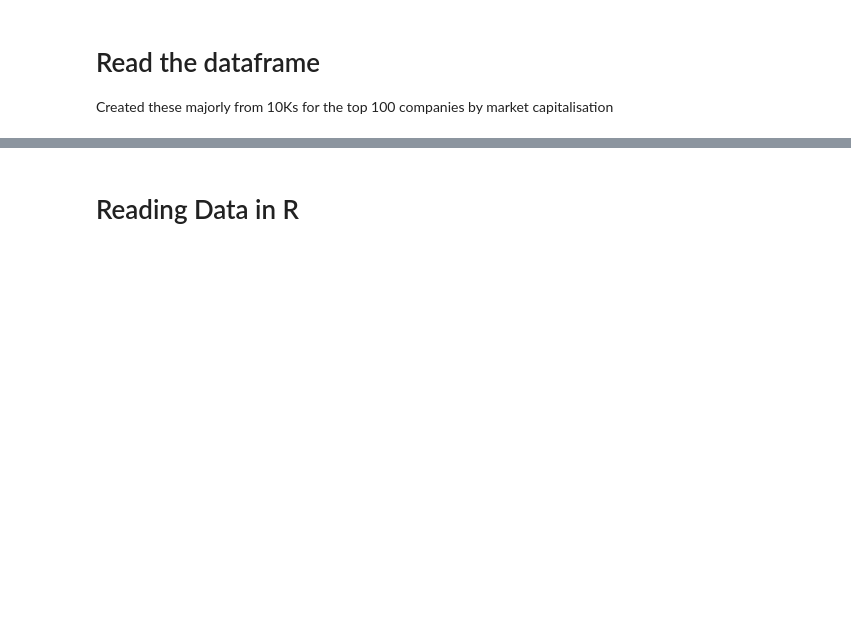
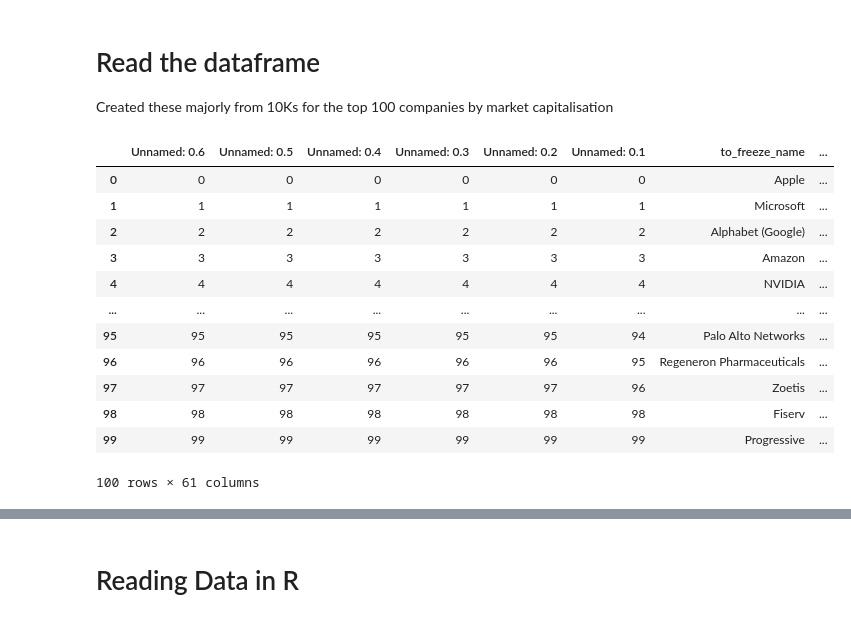
Before and after one commit to ivynyayieka/tech_sec, a Jupyter notebook: sec_t_test_analysis.ipynb, the cells around one changed output, grey strips where cells are left out. Saved outputs shown, nothing was run; the diff lists cells and outputs as text; code cells hidden in the pictures; blank space fills up the shorter version.

```diff
--- a/sec_t_test_analysis.ipynb
+++ b/sec_t_test_analysis.ipynb
@@ -93,4 +112,27 @@ There is no difference between the stock based compensation expense for years wh
 # Read the dataframe
 
 Created these majorly from 10Ks for the top 100 companies by market capitalisation
+# %%
+df_stock_top_us_plus_sec_titles_merge_df_all_ten_k_document_lists_of_dicts=pd.read_csv("df_stock_top_us_plus_sec_titles_merge_df_all_ten_k_document_lists_of_dicts.csv")
+df_stock_top_us_plus_sec_titles_merge_df_all_ten_k_document_lists_of_dicts['python_calc_stock_based_compensation_as_a_portion_of_net_income_pct']=df_stock_top_us_plus_sec_titles_merge_df_all_ten_k_document_lists_of_dicts['most_recent_stock_or_share_based_compensation']*100/df_stock_top_us_plus_sec_titles_merge_df_all_ten_k_document_lists_of_dicts['most_recent_net_income']
+df_stock_top_us_plus_sec_titles_merge_df_all_ten_k_document_lists_of_dicts['python_calc_most_recent_tax_benefits_from_stock_based_compensation_over_net_income_pct']=df_stock_top_us_plus_sec_titles_merge_df_all_ten_k_document_lists_of_dicts['most_recent_tax_benefits_from_stock_based_compensation']*100/df_stock_top_us_plus_sec_titles_merge_df_all_ten_k_document_lists_of_dicts['most_recent_net_income']
+df_stock_top_us_plus_sec_titles_merge_df_all_ten_k_document_lists_of_dicts['python_calc_stock_based_compensation_as_a_portion_of_net_income_not_pct']=df_stock_top_us_plus_sec_titles_merge_df_all_ten_k_document_lists_of_dicts['most_recent_stock_or_share_based_compensation']/df_stock_top_us_plus_sec_titles_merge_df_all_ten_k_document_lists_of_dicts['most_recent_net_income']
+df_stock_top_us_plus_sec_titles_merge_df_all_ten_k_document_lists_of_dicts.to_csv("df_stock_top_us_plus_sec_titles_merge_df_all_ten_k_document_lists_of_dicts.csv")
+df_stock_top_us_plus_sec_titles_with_links_after_copy_paste=df_stock_top_us_plus_sec_titles_merge_df_all_ten_k_document_lists_of_dicts
+
+df_stock_top_us_plus_sec_titles_with_links_after_copy_paste
+# %% [output]
+|  | Unnamed: 0.6 | Unnamed: 0.5 | Unnamed: 0.4 | Unnamed: 0.3 | Unnamed: 0.2 | Unnamed: 0.1 | to_freeze_name | ... |
+| 0 | 0 | 0 | 0 | 0 | 0 | 0 | Apple | ... |
+| 1 | 1 | 1 | 1 | 1 | 1 | 1 | Microsoft | ... |
+| 2 | 2 | 2 | 2 | 2 | 2 | 2 | Alphabet (Google) | ... |
+| 3 | 3 | 3 | 3 | 3 | 3 | 3 | Amazon | ... |
+| 4 | 4 | 4 | 4 | 4 | 4 | 4 | NVIDIA | ... |
+| ... | ... | ... | ... | ... | ... | ... | ... | ... |
+| 95 | 95 | 95 | 95 | 95 | 95 | 94 | Palo Alto Networks | ... |
+| 96 | 96 | 96 | 96 | 96 | 96 | 95 | Regeneron Pharmaceuticals | ... |
+| 97 | 97 | 97 | 97 | 97 | 97 | 96 | Zoetis | ... |
+| 98 | 98 | 98 | 98 | 98 | 98 | 98 | Fiserv | ... |
+| 99 | 99 | 99 | 99 | 99 | 99 | 99 | Progressive | ... |
+100 rows × 61 columns
 # %%
```
Also changed, not shown: parts of 8 cells of this notebook, 3 other files.
